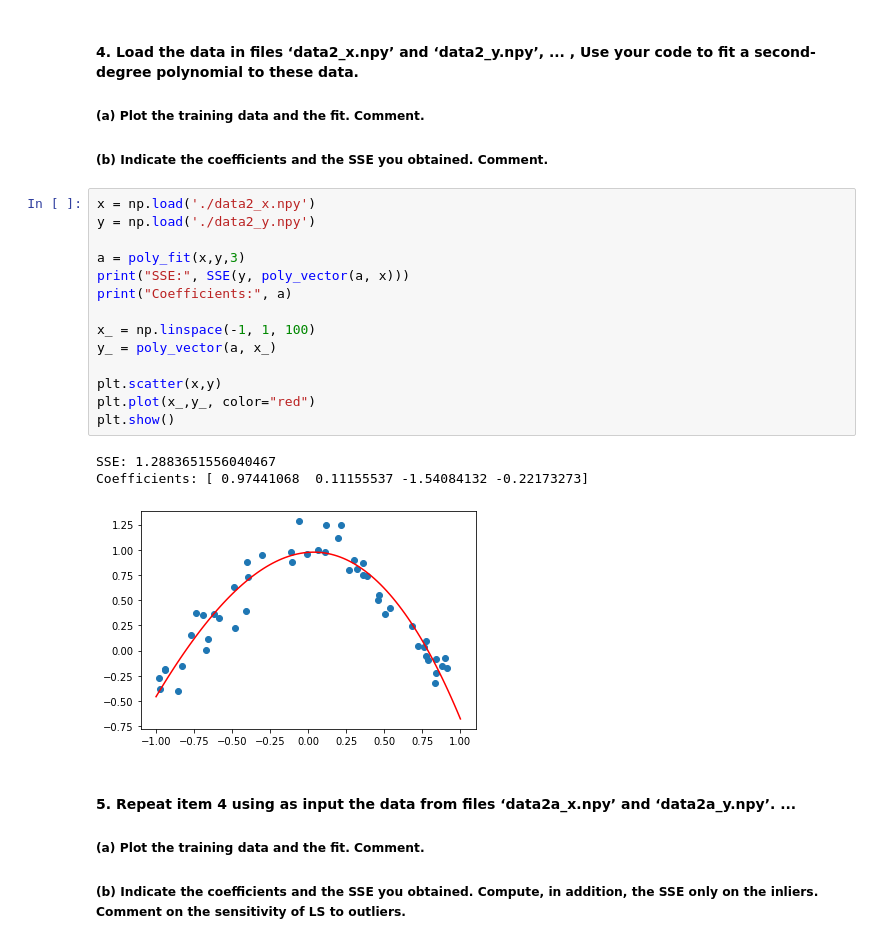
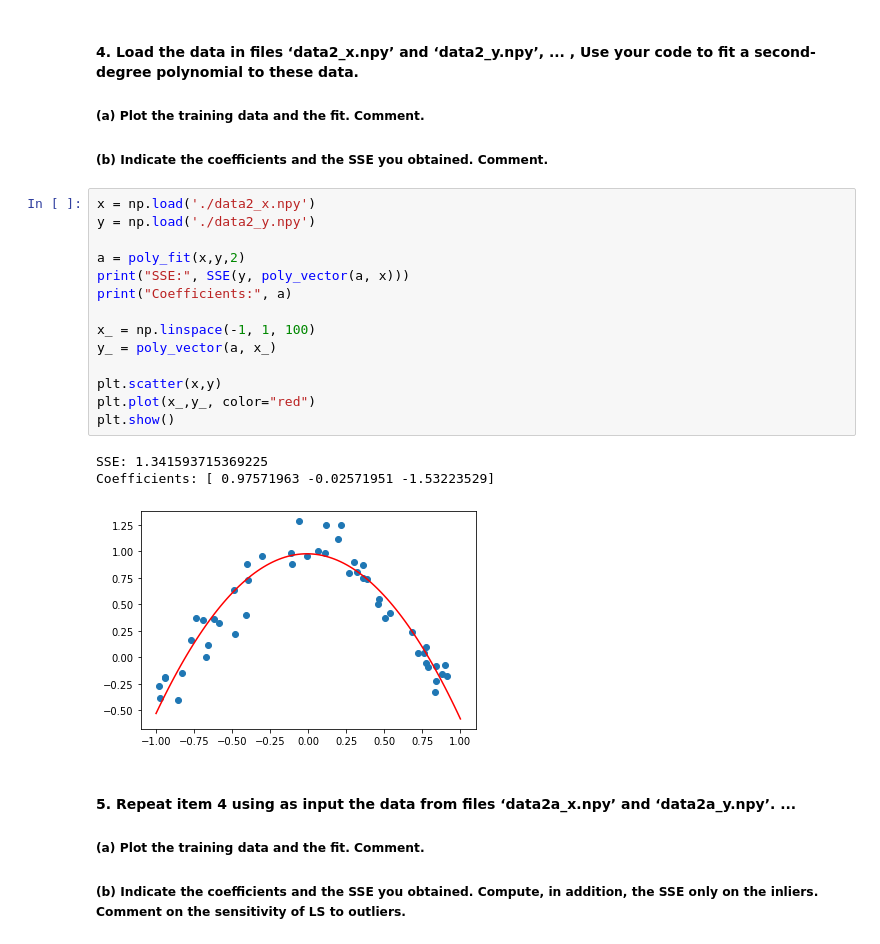
Before and after one commit to Andre-MR-Pereira/MLabs, a Jupyter notebook: Labs/Lab1/part1.ipynb, the cells around one changed output. Cells and saved outputs as stored; diff of their text form.

```diff
--- a/Labs/Lab1/part1.ipynb
+++ b/Labs/Lab1/part1.ipynb
@@ -115,21 +115,21 @@ Coefficients: [0.63512224 1.7332128 ]
 # %%
 x = np.load('./data2_x.npy')
 y = np.load('./data2_y.npy')
 
-a = poly_fit(x,y,3)
+a = poly_fit(x,y,2)
 print("SSE:", SSE(y, poly_vector(a, x)))
 print("Coefficients:", a)
 
 x_ = np.linspace(-1, 1, 100)
 y_ = poly_vector(a, x_)
 
 plt.scatter(x,y)
 plt.plot(x_,y_, color="red")
 plt.show()
 # %% [output]
-SSE: 1.2883651556040467
-Coefficients: [ 0.97441068  0.11155537 -1.54084132 -0.22173273]
+SSE: 1.341593715369225
+Coefficients: [ 0.97571963 -0.02571951 -1.53223529]
-[figure, old version]
+[figure, new version]
 # %% [markdown]
 #### 5. Repeat item 4 using as input the data from files ‘data2a_x.npy’ and ‘data2a_y.npy’. ...
 
```
Also changed, not shown: parts of 1 cell of this notebook.
